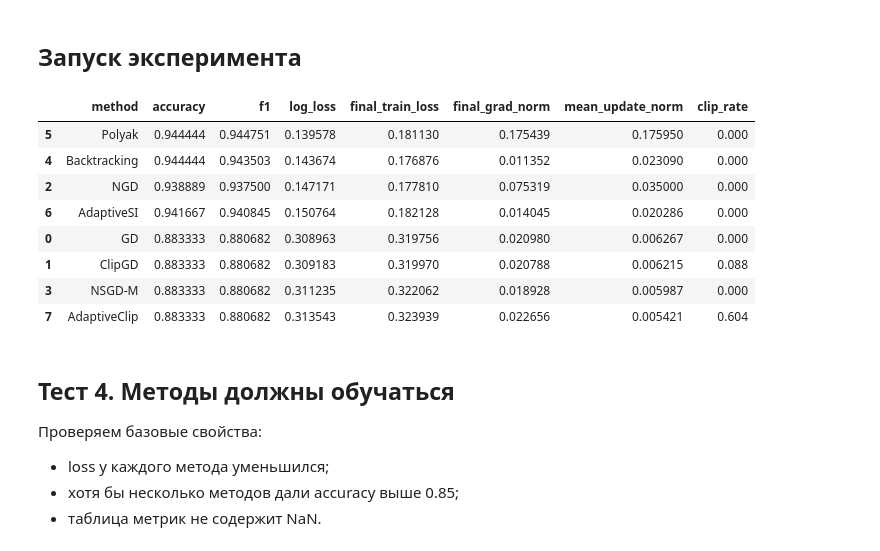
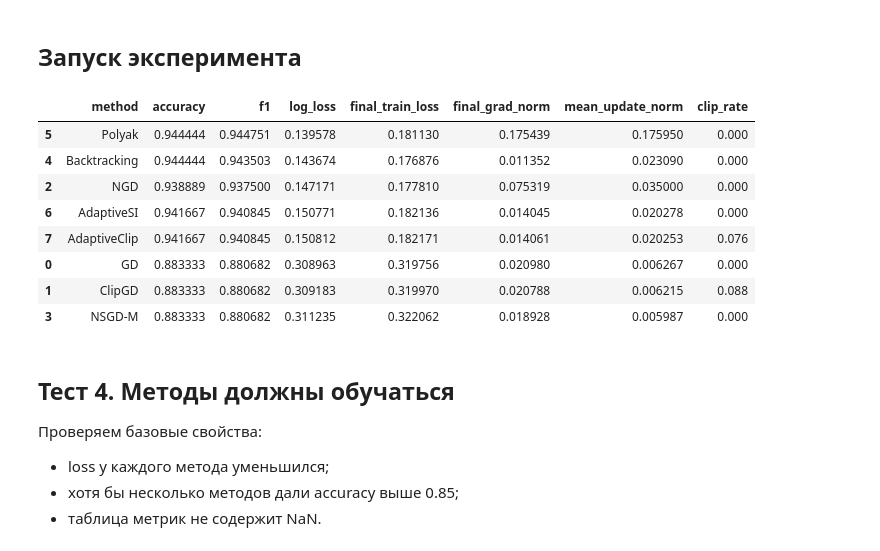
Before and after one commit to BaffledHedgehog/optproject, a Jupyter notebook: part2/relaxed_smoothness_experiments.ipynb, the cells around one changed output. Saved outputs shown, nothing was run; the diff lists cells and outputs as text; code cells hidden in the pictures.

```diff
--- a/part2/relaxed_smoothness_experiments.ipynb
+++ b/part2/relaxed_smoothness_experiments.ipynb
@@ -975,39 +987,39 @@ for name, runner in [
     ("NGD", lambda: run_normalized_gd(epochs=250, alpha=0.035)),
     ("NSGD-M", lambda: run_nsgdm(epochs=250)),
     ("Backtracking", lambda: run_backtracking_gd(epochs=250, eta0=1.0)),
     ("Polyak", lambda: run_polyak(epochs=250, f_star=0.0, max_lr=1.0)),
     ("AdaptiveSI", lambda: run_adaptive_si(epochs=250)),
-    ("AdaptiveClip", lambda: run_adaptive_clip(epochs=250, lr=0.08)),
+    ("AdaptiveClip", lambda: run_adaptive_clip(epochs=250)),
 ]:
     model, hist = runner()
     models[name] = model
     runs.append(hist)
 
 history = pd.concat(runs, ignore_index=True)
 
 metrics = []
 for name, model in models.items():
     row = {"method": name}
     row.update(evaluate(model))
     final_hist = history[history["method"] == name].iloc[-1]
     row["final_train_loss"] = final_hist["loss"]
     row["final_grad_norm"] = final_hist["grad_norm"]
     row["mean_update_norm"] = history[history["method"] == name]["update_norm"].mean()
     row["clip_rate"] = history[history["method"] == name]["clipped"].mean()
     metrics.append(row)
 
 metrics_df = pd.DataFrame(metrics).sort_values(["log_loss", "final_train_loss"])
 metrics_df
 # %% [output]
 |  | method | accuracy | f1 | log_loss | final_train_loss | final_grad_norm | mean_update_norm | clip_rate |
 | 5 | Polyak | 0.944444 | 0.944751 | 0.139578 | 0.181130 | 0.175439 | 0.175950 | 0.000 |
 | 4 | Backtracking | 0.944444 | 0.943503 | 0.143674 | 0.176876 | 0.011352 | 0.023090 | 0.000 |
 | 2 | NGD | 0.938889 | 0.937500 | 0.147171 | 0.177810 | 0.075319 | 0.035000 | 0.000 |
-| 6 | AdaptiveSI | 0.941667 | 0.940845 | 0.150764 | 0.182128 | 0.014045 | 0.020286 | 0.000 |
+| 6 | AdaptiveSI | 0.941667 | 0.940845 | 0.150771 | 0.182136 | 0.014045 | 0.020278 | 0.000 |
+| 7 | AdaptiveClip | 0.941667 | 0.940845 | 0.150812 | 0.182171 | 0.014061 | 0.020253 | 0.076 |
 | 0 | GD | 0.883333 | 0.880682 | 0.308963 | 0.319756 | 0.020980 | 0.006267 | 0.000 |
 | 1 | ClipGD | 0.883333 | 0.880682 | 0.309183 | 0.319970 | 0.020788 | 0.006215 | 0.088 |
 | 3 | NSGD-M | 0.883333 | 0.880682 | 0.311235 | 0.322062 | 0.018928 | 0.005987 | 0.000 |
-| 7 | AdaptiveClip | 0.883333 | 0.880682 | 0.313543 | 0.323939 | 0.022656 | 0.005421 | 0.604 |
 # %% [markdown]
 ## Тест 4. Методы должны обучаться
 
```
Also changed, not shown: parts of 15 cells of this notebook, 6 other files.
